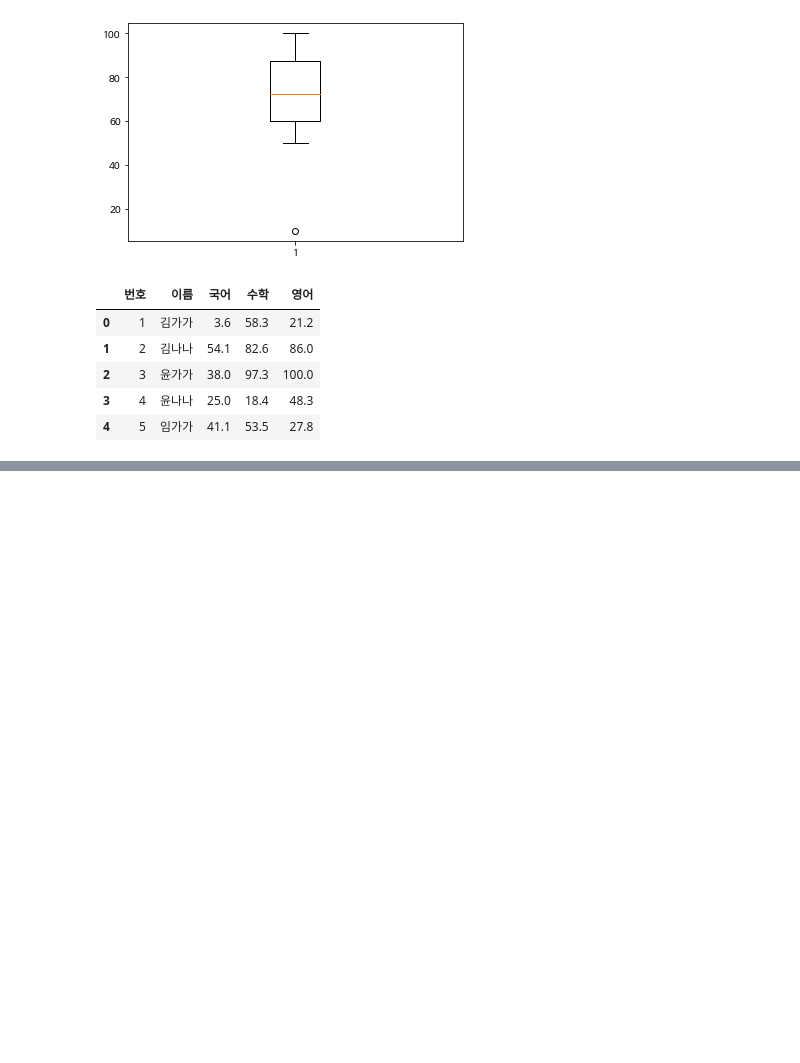
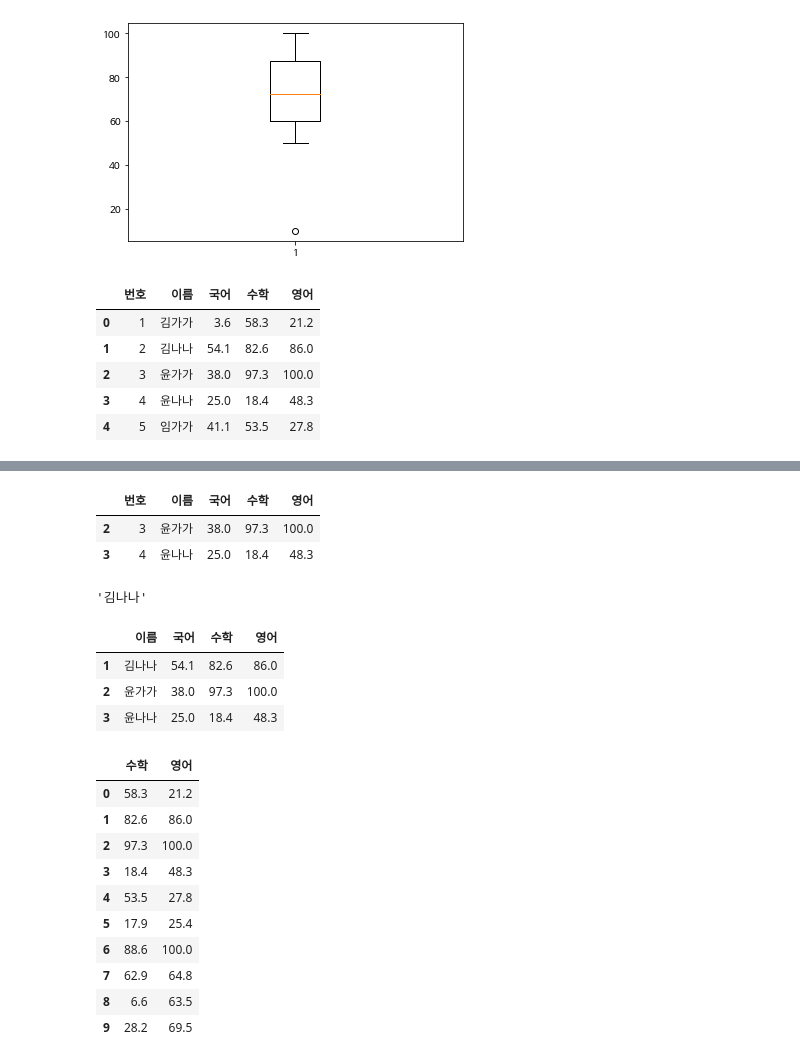
Before and after one commit to urous3814/Sorabol-SharingCamp, a Jupyter notebook: 09/06/Colab.ipynb, the cells around one changed output, grey strips where cells are left out. Drawn from its saved outputs; the diff is of its cells as text; code cells hidden in the pictures; blank space fills up the shorter version.

```diff
--- a/09/06/Colab.ipynb
+++ b/09/06/Colab.ipynb
@@ -263,0 +282,31 @@ df.head()
+# %%
+df[2:4]
+# %% [output]
+|  | 번호 | 이름 | 국어 | 수학 | 영어 |
+| 2 | 3 | 윤가가 | 38.0 | 97.3 | 100.0 |
+| 3 | 4 | 윤나나 | 25.0 | 18.4 | 48.3 |
+# %%
+df.loc[1, '이름']
+# %% [output]
+'김나나'
+# %%
+df.loc[1:3, '이름':]
+# %% [output]
+|  | 이름 | 국어 | 수학 | 영어 |
+| 1 | 김나나 | 54.1 | 82.6 | 86.0 |
+| 2 | 윤가가 | 38.0 | 97.3 | 100.0 |
+| 3 | 윤나나 | 25.0 | 18.4 | 48.3 |
+# %%
+df.iloc[:, 3:5]
+# %% [output]
+|  | 수학 | 영어 |
+| 0 | 58.3 | 21.2 |
+| 1 | 82.6 | 86.0 |
+| 2 | 97.3 | 100.0 |
+| 3 | 18.4 | 48.3 |
+| 4 | 53.5 | 27.8 |
+| 5 | 17.9 | 25.4 |
+| 6 | 88.6 | 100.0 |
+| 7 | 62.9 | 64.8 |
+| 8 | 6.6 | 63.5 |
+| 9 | 28.2 | 69.5 |
```
Also changed, not shown: parts of 7 cells of this notebook.
